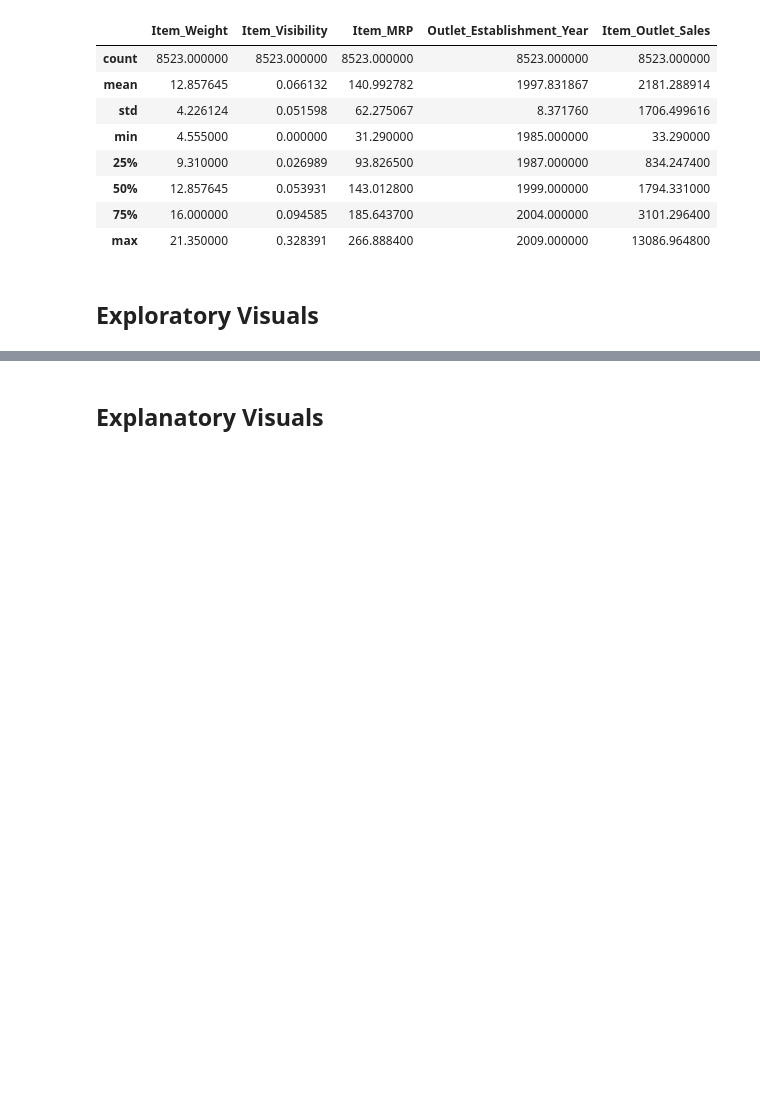
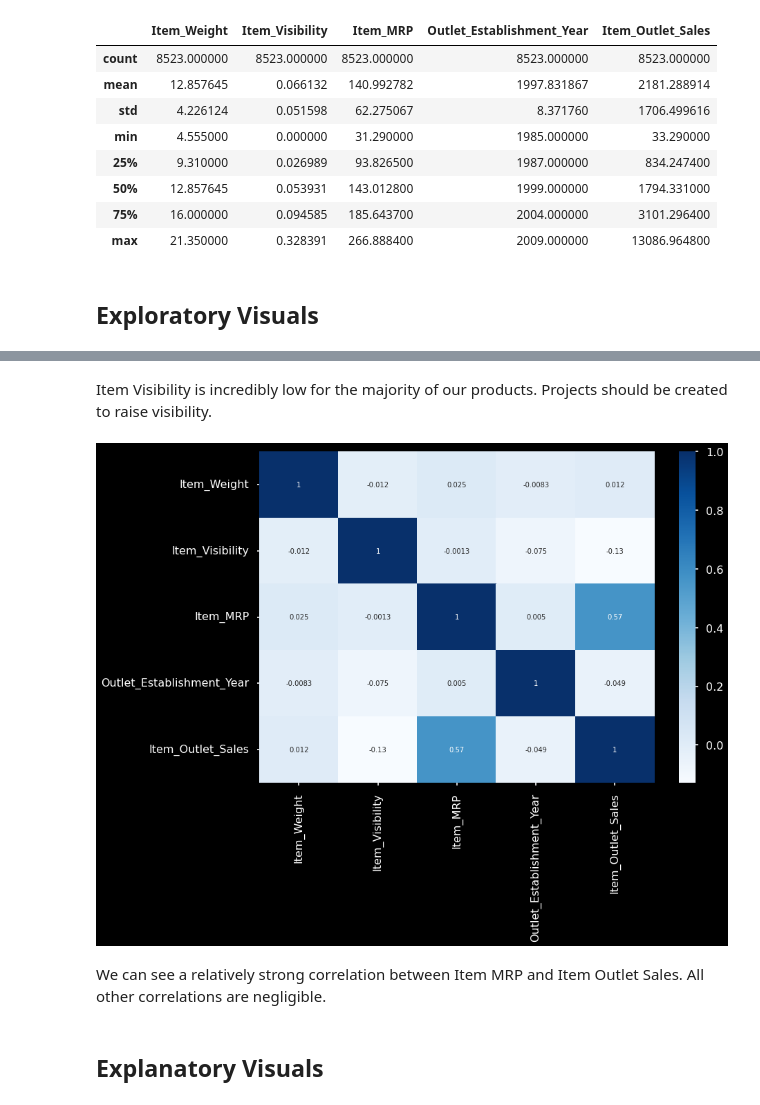
Before and after one commit to MikeyTV3124/sales-predictions, a Jupyter notebook: Sales_Predictions.ipynb, the cells around one changed output, grey strips where cells are left out. Saved outputs shown, nothing was run; the diff lists cells and outputs as text; code cells hidden in the pictures; blank space fills up the shorter version.

```diff
--- a/Sales_Predictions.ipynb
+++ b/Sales_Predictions.ipynb
@@ -237,2 +262,11 @@ df.describe()
+# %% [markdown]
+Item Visibility is incredibly low for the majority of our products.
+Projects should be created to raise visibility.
+# %%
+sns.heatmap(df.corr(),annot=True,cmap='Blues');
+# %% [output]
+[figure, added]
+# %% [markdown]
+We can see a relatively strong correlation between Item MRP and Item Outlet Sales. All other correlations are negligible.
 # %% [markdown]
 ## Explanatory Visuals
```
Also changed, not shown: parts of 6 cells of this notebook.
